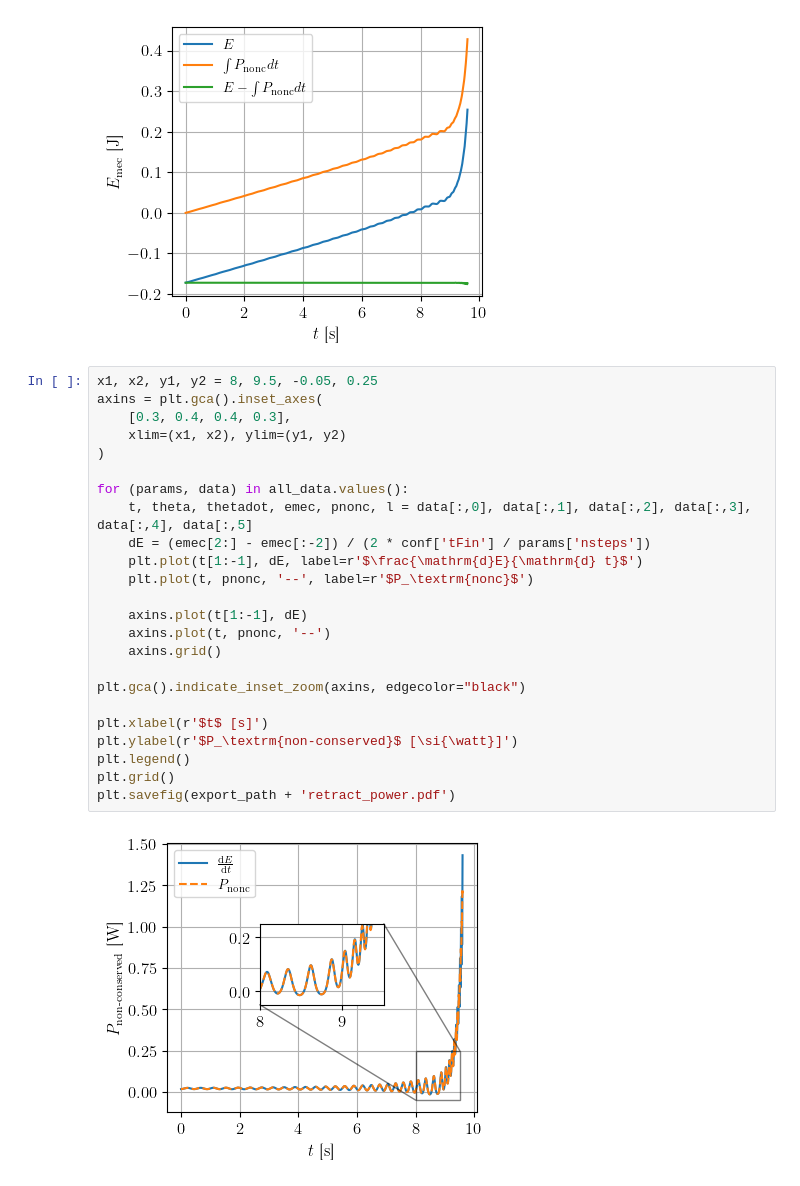
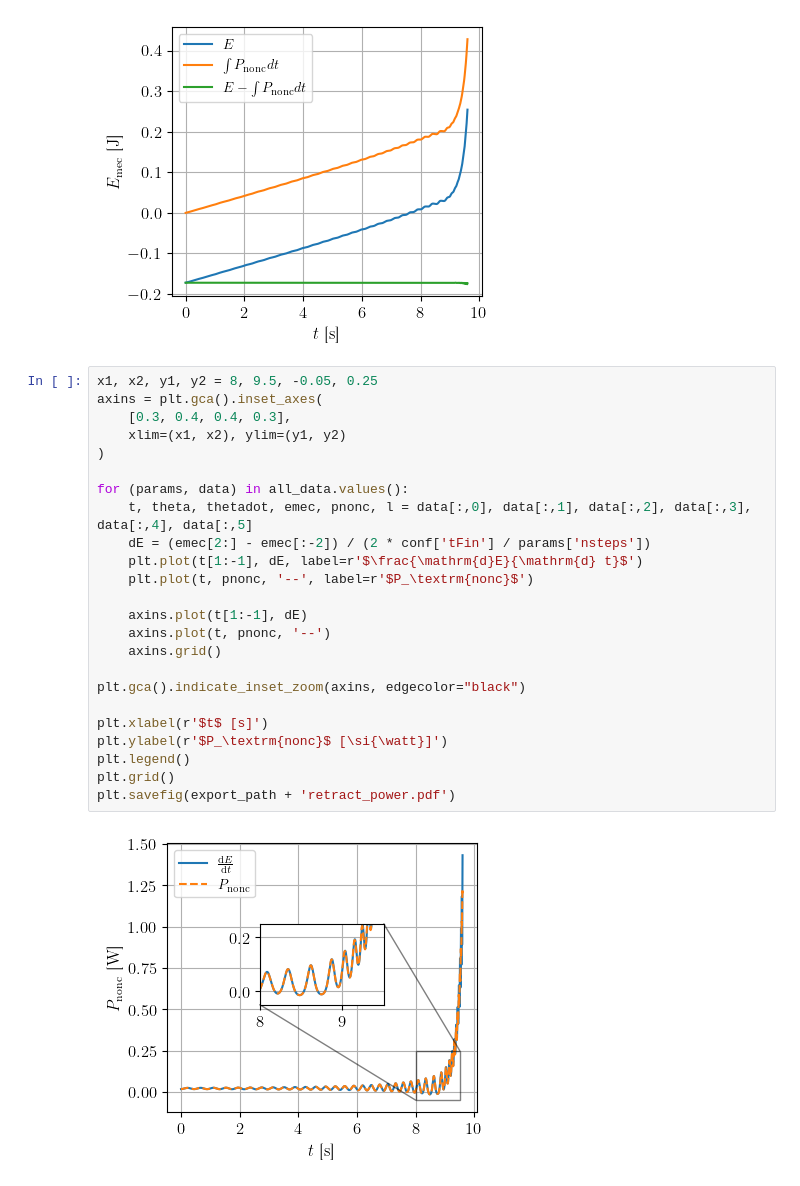
Before and after one commit to TomVdt/PhysNum, a Jupyter notebook: exercice2/analysis/analysis3bii.ipynb, the cells around one changed output. Saved outputs shown, nothing was run; the diff lists cells and outputs as text.

```diff
--- a/exercice2/analysis/analysis3bii.ipynb
+++ b/exercice2/analysis/analysis3bii.ipynb
@@ -122,26 +122,26 @@ plt.savefig(export_path + 'retract_energy.pdf')
 # %%
 x1, x2, y1, y2 = 8, 9.5, -0.05, 0.25
 axins = plt.gca().inset_axes(
     [0.3, 0.4, 0.4, 0.3],
     xlim=(x1, x2), ylim=(y1, y2)
 )
 
 for (params, data) in all_data.values():
     t, theta, thetadot, emec, pnonc, l = data[:,0], data[:,1], data[:,2], data[:,3], data[:,4], data[:,5]
     dE = (emec[2:] - emec[:-2]) / (2 * conf['tFin'] / params['nsteps'])
     plt.plot(t[1:-1], dE, label=r'$\frac{\mathrm{d}E}{\mathrm{d} t}$')
     plt.plot(t, pnonc, '--', label=r'$P_\textrm{nonc}$')
 
     axins.plot(t[1:-1], dE)
     axins.plot(t, pnonc, '--')
     axins.grid()
 
 plt.gca().indicate_inset_zoom(axins, edgecolor="black")
 
 plt.xlabel(r'$t$ [s]')
-plt.ylabel(r'$P_\textrm{non-conserved}$ [\si{\watt}]')
+plt.ylabel(r'$P_\textrm{nonc}$ [\si{\watt}]')
 plt.legend()
 plt.grid()
 plt.savefig(export_path + 'retract_power.pdf')
 # %% [output]
-[figure, old version]
+[figure, new version]
```
Also changed, not shown: 15 other files.
